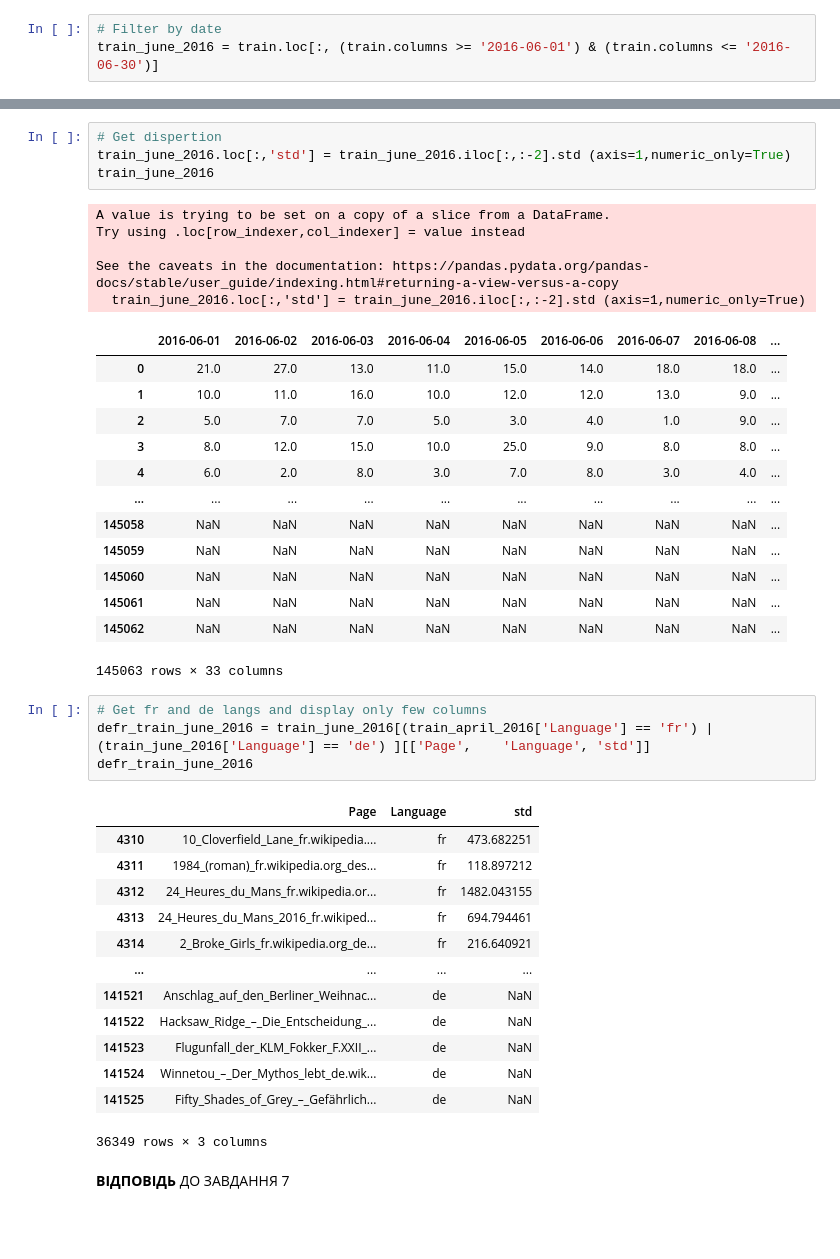
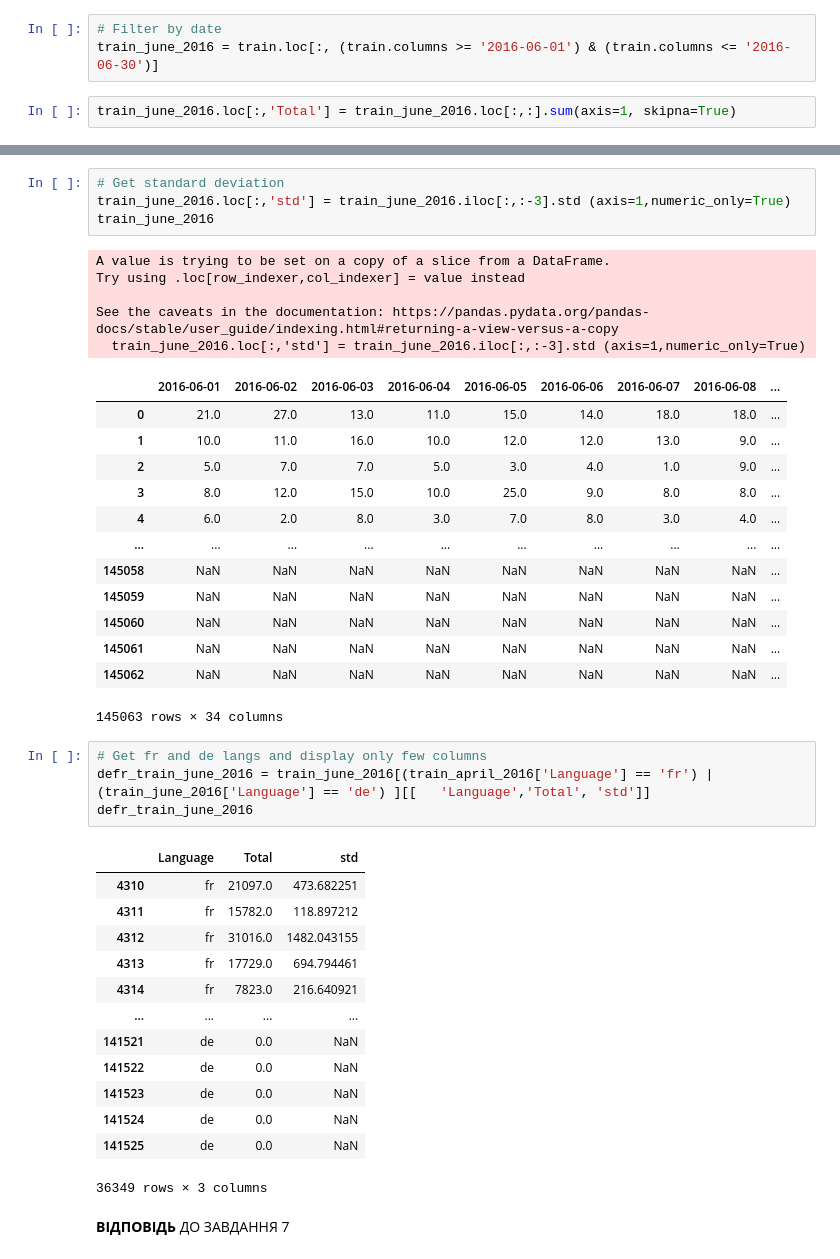
Before and after one commit to reesha-rsh/MLb4, a Jupyter notebook: Homework/Homework_2_0_Pandas_Toxic_Comments_EDA.ipynb, the cells around one changed output, grey strips where cells are left out. Drawn from its saved outputs; the diff is of its cells as text; blank space fills up the shorter version.

```diff
--- a/Homework/Homework_2_0_Pandas_Toxic_Comments_EDA.ipynb
+++ b/Homework/Homework_2_0_Pandas_Toxic_Comments_EDA.ipynb
@@ -472,3 +472,5 @@ plt.show()
 # %%
 # Filter by date
 train_june_2016 = train.loc[:, (train.columns >= '2016-06-01') & (train.columns <= '2016-06-30')]
+# %%
+train_june_2016.loc[:,'Total'] = train_june_2016.loc[:,:].sum(axis=1, skipna=True)
@@ -504,13 +512,13 @@ See the caveats in the documentation: https://pandas.pydata.org/pandas-docs/stab
 # %%
-# Get dispertion
-train_june_2016.loc[:,'std'] = train_june_2016.iloc[:,:-2].std (axis=1,numeric_only=True)
+# Get standard deviation
+train_june_2016.loc[:,'std'] = train_june_2016.iloc[:,:-3].std (axis=1,numeric_only=True)
 train_june_2016
 # %% [output]
 A value is trying to be set on a copy of a slice from a DataFrame.
 Try using .loc[row_indexer,col_indexer] = value instead
 
 See the caveats in the documentation: https://pandas.pydata.org/pandas-docs/stable/user_guide/indexing.html#returning-a-view-versus-a-copy
-  train_june_2016.loc[:,'std'] = train_june_2016.iloc[:,:-2].std (axis=1,numeric_only=True)
+  train_june_2016.loc[:,'std'] = train_june_2016.iloc[:,:-3].std (axis=1,numeric_only=True)
 |  | 2016-06-01 | 2016-06-02 | 2016-06-03 | 2016-06-04 | 2016-06-05 | 2016-06-06 | 2016-06-07 | 2016-06-08 | ... |
 | 0 | 21.0 | 27.0 | 13.0 | 11.0 | 15.0 | 14.0 | 18.0 | 18.0 | ... |
 | 1 | 10.0 | 11.0 | 16.0 | 10.0 | 12.0 | 12.0 | 13.0 | 9.0 | ... |
@@ -523,24 +531,24 @@ See the caveats in the documentation: https://pandas.pydata.org/pandas-docs/stab
 | 145060 | NaN | NaN | NaN | NaN | NaN | NaN | NaN | NaN | ... |
 | 145061 | NaN | NaN | NaN | NaN | NaN | NaN | NaN | NaN | ... |
 | 145062 | NaN | NaN | NaN | NaN | NaN | NaN | NaN | NaN | ... |
-145063 rows × 33 columns
+145063 rows × 34 columns
 # %%
 # Get fr and de langs and display only few columns
-defr_train_june_2016 = train_june_2016[(train_april_2016['Language'] == 'fr') | (train_june_2016['Language'] == 'de') ][['Page',	'Language',	'std']]
+defr_train_june_2016 = train_june_2016[(train_april_2016['Language'] == 'fr') | (train_june_2016['Language'] == 'de') ][[	'Language','Total',	'std']]
 defr_train_june_2016
 # %% [output]
-|  | Page | Language | std |
-| 4310 | 10_Cloverfield_Lane_fr.wikipedia.... | fr | 473.682251 |
-| 4311 | 1984_(roman)_fr.wikipedia.org_des... | fr | 118.897212 |
-| 4312 | 24_Heures_du_Mans_fr.wikipedia.or... | fr | 1482.043155 |
-| 4313 | 24_Heures_du_Mans_2016_fr.wikiped... | fr | 694.794461 |
-| 4314 | 2_Broke_Girls_fr.wikipedia.org_de... | fr | 216.640921 |
+|  | Language | Total | std |
+| 4310 | fr | 21097.0 | 473.682251 |
+| 4311 | fr | 15782.0 | 118.897212 |
+| 4312 | fr | 31016.0 | 1482.043155 |
+| 4313 | fr | 17729.0 | 694.794461 |
+| 4314 | fr | 7823.0 | 216.640921 |
 | ... | ... | ... | ... |
-| 141521 | Anschlag_auf_den_Berliner_Weihnac... | de | NaN |
-| 141522 | Hacksaw_Ridge_–_Die_Entscheidung_... | de | NaN |
-| 141523 | Flugunfall_der_KLM_Fokker_F.XXII_... | de | NaN |
-| 141524 | Winnetou_–_Der_Mythos_lebt_de.wik... | de | NaN |
-| 141525 | Fifty_Shades_of_Grey_–_Gefährlich... | de | NaN |
+| 141521 | de | 0.0 | NaN |
+| 141522 | de | 0.0 | NaN |
+| 141523 | de | 0.0 | NaN |
+| 141524 | de | 0.0 | NaN |
+| 141525 | de | 0.0 | NaN |
 36349 rows × 3 columns
 # %% [markdown]
 **ВІДПОВІДЬ** ДО ЗАВДАННЯ 7
```
Also changed, not shown: parts of 3 cells of this notebook.
